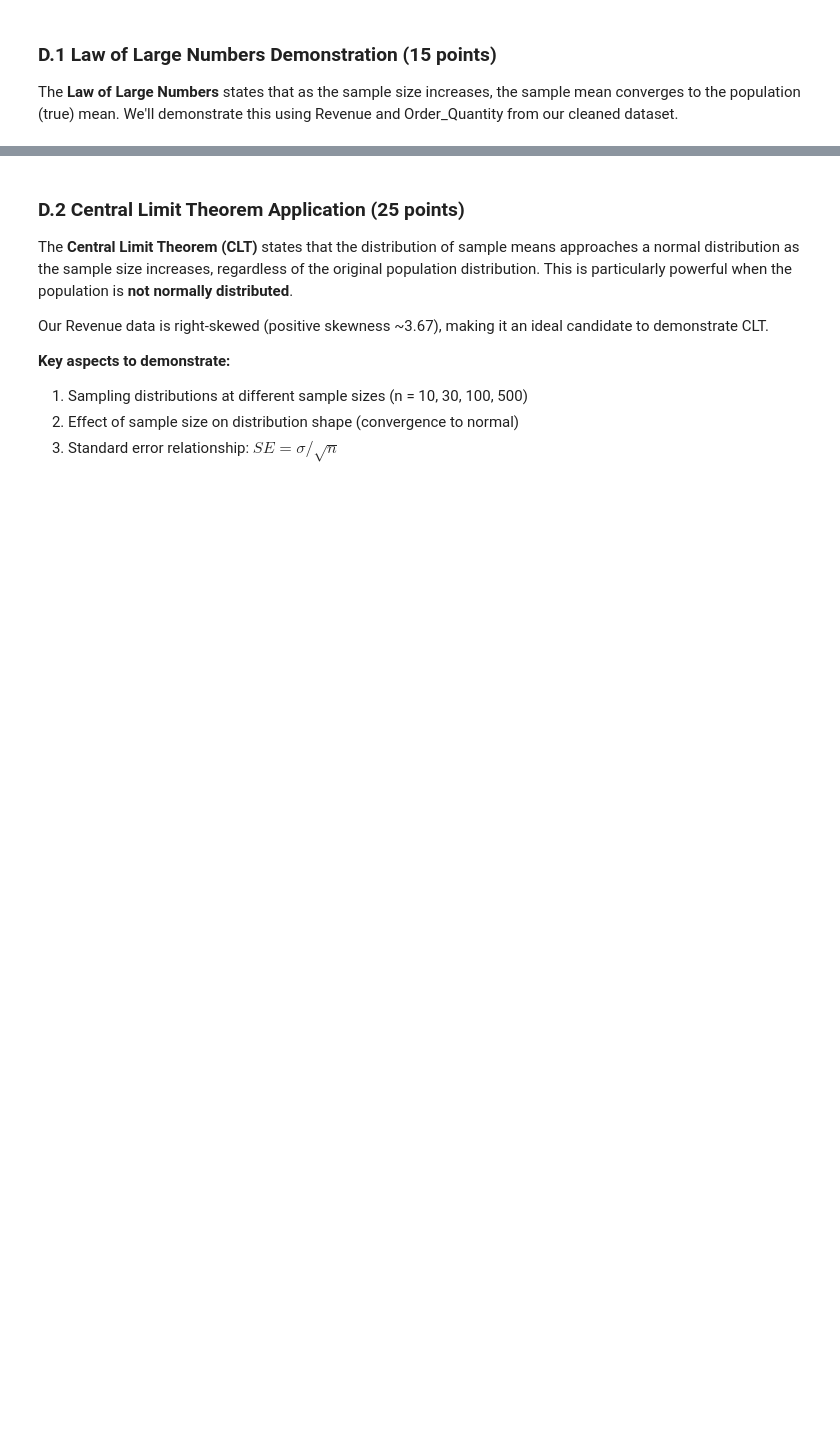
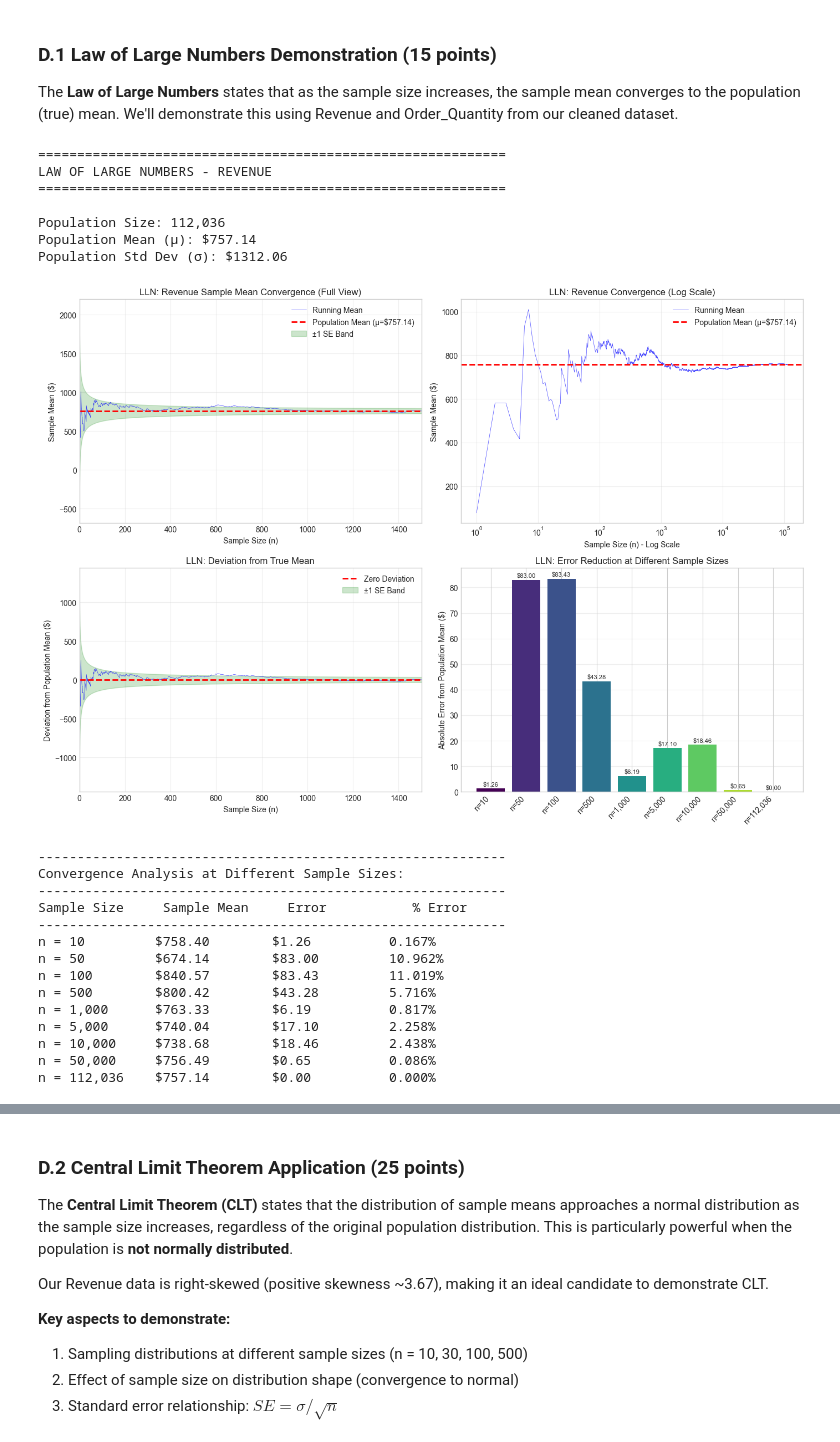
Before and after one commit to Kotschnig-edu/DataAnalysis, a Jupyter notebook: Project.ipynb, the cells around one changed output, grey strips where cells are left out. Cells and saved outputs as stored; diff of their text form; code cells hidden in the pictures; blank space fills up the shorter version.

```diff
--- a/Project.ipynb
+++ b/Project.ipynb
@@ -1756,6 +1878,7 @@ ax1.set_title('LLN: Revenue Sample Mean Convergence (Full View)')
 ax1.legend(loc='upper right')
 ax1.set_xlim(0, len(revenue_data))
 ax1.grid(True, alpha=0.3)
+ax1.set_xlim(0,1500)
 
 # Plot 2: Log scale for sample size (better view of early convergence)
 ax2 = axes[0, 1]
@@ -1781,39 +1904,63 @@ ax3.set_title('LLN: Deviation from True Mean')
 ax3.legend(loc='upper right')
 ax3.set_xlim(0, len(revenue_data))
 ax3.grid(True, alpha=0.3)
+ax3.set_xlim(0,1500)
 
 # Plot 4: Convergence milestones
 ax4 = axes[1, 1]
 milestones = [10, 50, 100, 500, 1000, 5000, 10000, 50000, len(revenue_data)]
 milestone_means = [np.mean(shuffled_revenue[:n]) for n in milestones]
 milestone_errors = [abs(m - population_mean) for m in milestone_means]
 colors = plt.cm.viridis(np.linspace(0, 1, len(milestones)))
 
 bars = ax4.bar(range(len(milestones)), milestone_errors, color=colors)
 ax4.set_xticks(range(len(milestones)))
 ax4.set_xticklabels([f'n={n:,}' for n in milestones], rotation=45, ha='right')
 ax4.set_ylabel('Absolute Error from Population Mean ($)')
 ax4.set_title('LLN: Error Reduction at Different Sample Sizes')
 ax4.grid(True, alpha=0.3, axis='y')
 
 # Add value labels on bars
 for bar, error in zip(bars, milestone_errors):
     ax4.text(bar.get_x() + bar.get_width()/2, bar.get_height() + 0.5,
              f'${error:.2f}', ha='center', va='bottom', fontsize=8)
 
 plt.tight_layout()
 plt.savefig('BikeSales/lln_revenue_demonstration.png', dpi=150, bbox_inches='tight')
 plt.show()
 
 # Print convergence statistics
 print("\n" + "-" * 60)
 print("Convergence Analysis at Different Sample Sizes:")
 print("-" * 60)
 print(f"{'Sample Size':<15} {'Sample Mean':<15} {'Error':<15} {'% Error':<10}")
 print("-" * 60)
 for n, mean_val, error in zip(milestones, milestone_means, milestone_errors):
     pct_error = (error / population_mean) * 100
     print(f"n = {n:<10,} ${mean_val:<13.2f} ${error:<13.2f} {pct_error:.3f}%")
+# %% [output]
+============================================================
+LAW OF LARGE NUMBERS - REVENUE
+============================================================
+
+Population Size: 112,036
+Population Mean (μ): $757.14
+Population Std Dev (σ): $1312.06
+[figure, added]
+------------------------------------------------------------
+Convergence Analysis at Different Sample Sizes:
+------------------------------------------------------------
+Sample Size     Sample Mean     Error           % Error
+------------------------------------------------------------
+n = 10         $758.40        $1.26          0.167%
+n = 50         $674.14        $83.00         10.962%
+n = 100        $840.57        $83.43         11.019%
+n = 500        $800.42        $43.28         5.716%
+n = 1,000      $763.33        $6.19          0.817%
+n = 5,000      $740.04        $17.10         2.258%
+n = 10,000     $738.68        $18.46         2.438%
+n = 50,000     $756.49        $0.65          0.086%
+n = 112,036    $757.14        $0.00          0.000%
 # %%
 # Law of Large Numbers - Order Quantity (secondary variable, discrete)
 order_qty_data = df_cleaned['Order_Quantity'].values
```
Also changed, not shown: parts of 13 cells of this notebook, 1 other file.
